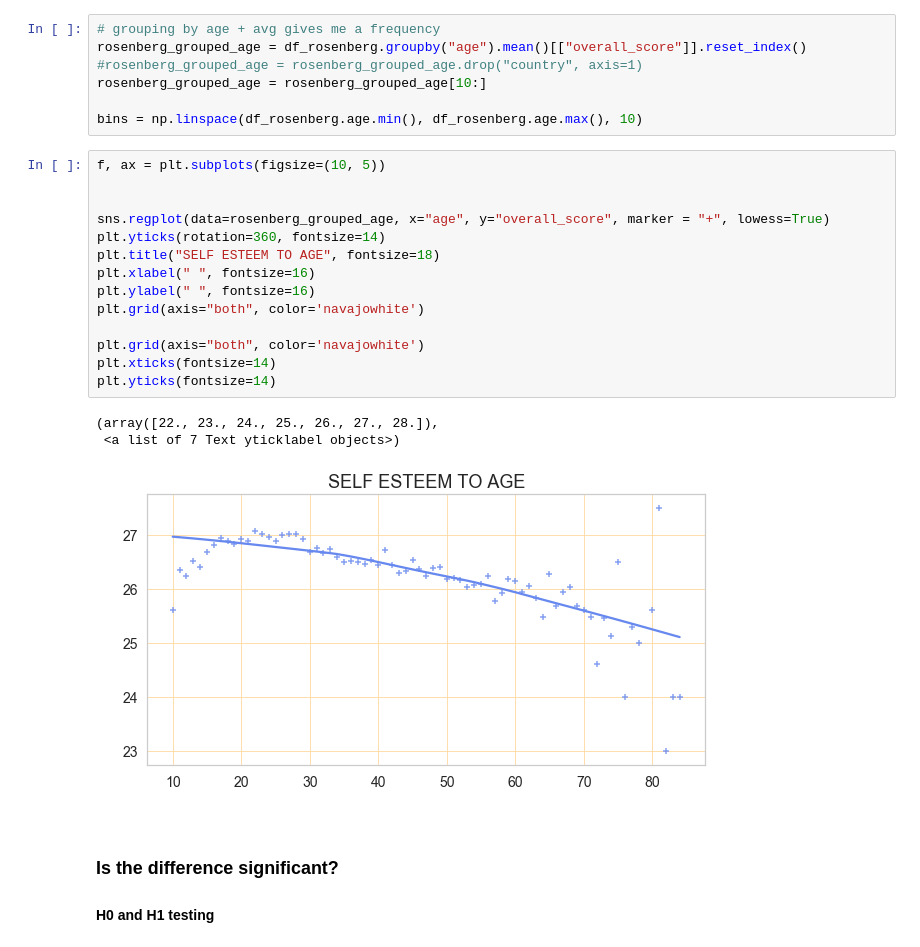
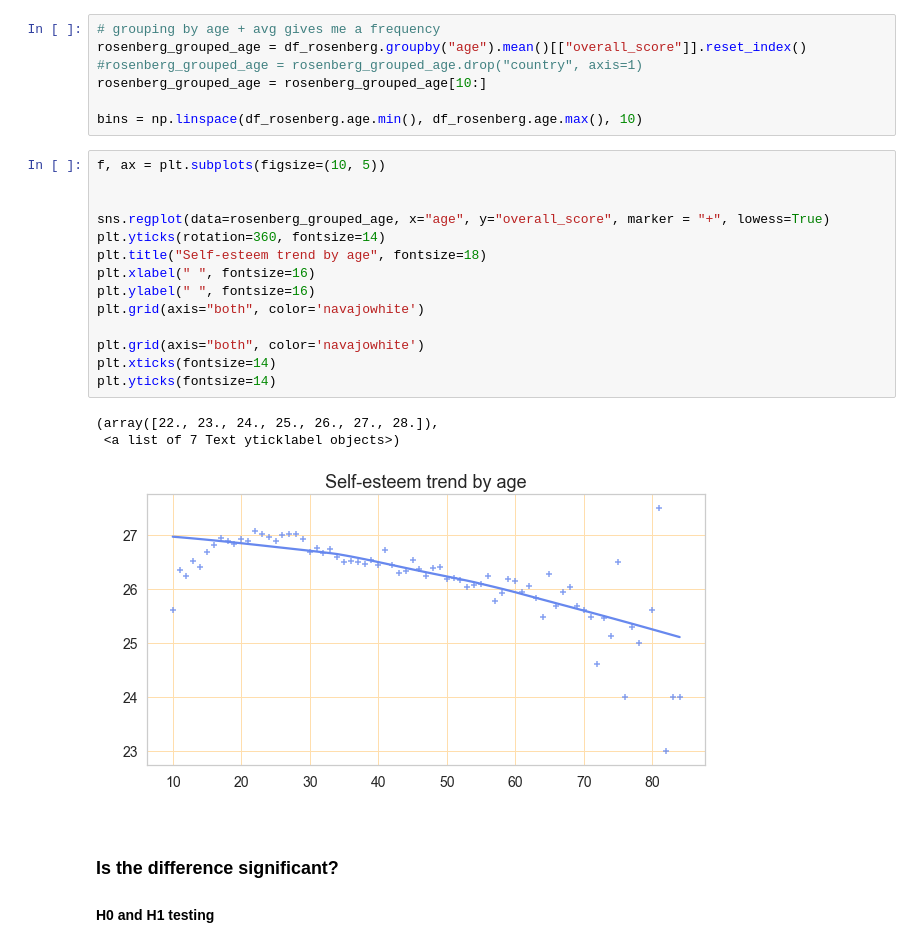
Before and after one commit to FHnt97/Project-Week-5-Your-Own-Project, a Jupyter notebook: your-project/03-Analysis.ipynb, the cells around one changed output. Saved outputs shown, nothing was run; the diff lists cells and outputs as text.

```diff
--- a/your-project/03-Analysis.ipynb
+++ b/your-project/03-Analysis.ipynb
@@ -433,21 +436,21 @@ bins = np.linspace(df_rosenberg.age.min(), df_rosenberg.age.max(), 10)
 # %%
 f, ax = plt.subplots(figsize=(10, 5))
 
 
 sns.regplot(data=rosenberg_grouped_age, x="age", y="overall_score", marker = "+", lowess=True)
 plt.yticks(rotation=360, fontsize=14)
-plt.title("SELF ESTEEM TO AGE", fontsize=18)
+plt.title("Self-esteem trend by age", fontsize=18)
 plt.xlabel(" ", fontsize=16)
 plt.ylabel(" ", fontsize=16)
 plt.grid(axis="both", color='navajowhite')
 
 plt.grid(axis="both", color='navajowhite')
 plt.xticks(fontsize=14)
 plt.yticks(fontsize=14)
 # %% [output]
 (array([22., 23., 24., 25., 26., 27., 28.]),
  <a list of 7 Text yticklabel objects>)
-[figure, old version]
+[figure, new version]
 # %% [markdown]
 ### Is  the difference significant?
 #### H0 and H1 testing
```
Also changed, not shown: parts of 1 cell of this notebook, 2 other files.
